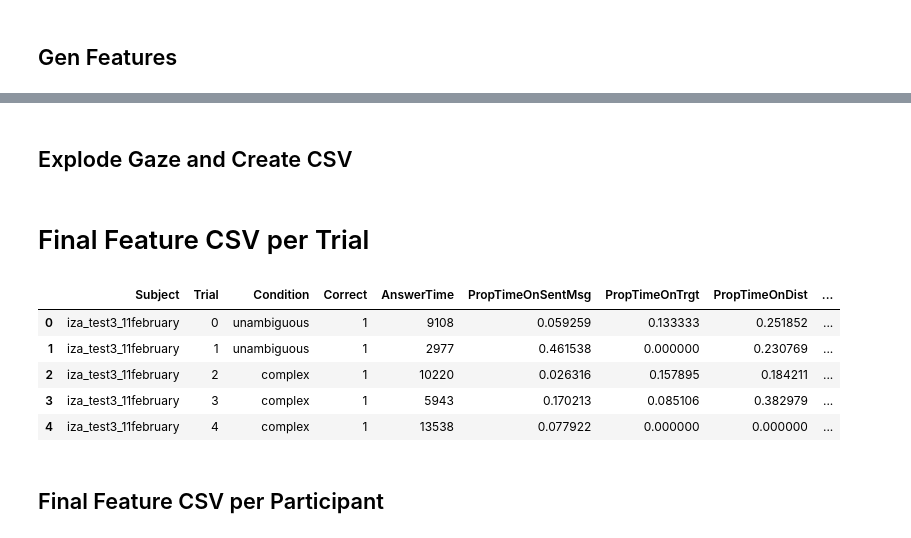
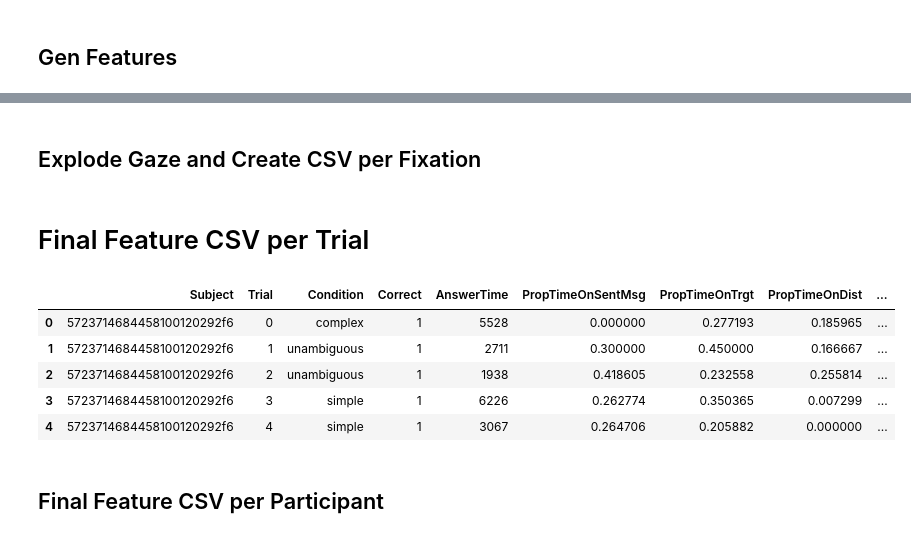
Before and after one commit to GAtemROU/Thesis-Project, a Jupyter notebook: analysis/preprocessing_and_init_analysis.ipynb, the cells around one changed output, grey strips where cells are left out. Saved outputs shown, nothing was run; the diff lists cells and outputs as text; code cells hidden in the pictures.

```diff
--- a/analysis/preprocessing_and_init_analysis.ipynb
+++ b/analysis/preprocessing_and_init_analysis.ipynb
@@ -273,3 +213,3 @@ df[['workerid', 'answerAccuracySimple', 'answerAccuracyComplex', 'answerAccuracy
 # %% [markdown]
-## Explode Gaze and Create CSV
+## Explode Gaze and Create CSV per Fixation
 # %%
@@ -308,42 +260,43 @@ pd.concat(np.array(gaze_df.apply(lambda x: explode_gaze(x), axis=1)).flatten(),
 # %% [markdown]
 # Final Feature CSV per Trial
 # %%
+df = pd.read_csv(f'data/preprocessed_data/{df_name}.csv')
 final_df_features = ['workerid',
                      'userTrialId',
-                     'type',
+                     'condition',
                      'correct',
                      'answerTime',
                      'propTimeOnSentMsg',
                      'propTimeOnTrgt',
                      'propTimeOnDist',
                      'propTimeOnComp',
                      'propTimeOnAvailableMsgs',
                      'propTimeOnNonAOI',
                      'trgtPos',
                      'msgType'
                     ]
 final_df = df[final_df_features]
 final_df = final_df.rename(columns={'workerid': 'Subject',
                                     'userTrialId': 'Trial',
-                                    'type': 'Condition',
+                                    'condition': 'Condition',
                                     'correct': 'Correct',
                                     'answerTime': 'AnswerTime',
                                     'propTimeOnSentMsg': 'PropTimeOnSentMsg',
                                     'propTimeOnTrgt': 'PropTimeOnTrgt',
                                     'propTimeOnDist': 'PropTimeOnDist',
                                     'propTimeOnComp': 'PropTimeOnComp',
                                     'propTimeOnAvailableMsgs': 'PropTimeOnAvailableMsgs',
                                     'propTimeOnNonAOI': 'PropTimeOnNonAOI',
-                                    'trgtPos': 'TargetPosition',
+                                    'trgtPos': 'TrgtPos',
                                     'msgType': 'MsgType'})
-final_df.to_csv('data/final_trial_df.csv', index=False)
+final_df.to_csv(f'data/final_datasets/{df_name}_trials.csv', index=False)
 final_df.head()
 # %% [output]
 |  | Subject | Trial | Condition | Correct | AnswerTime | PropTimeOnSentMsg | PropTimeOnTrgt | PropTimeOnDist | ... |
-| 0 | iza_test3_11february | 0 | unambiguous | 1 | 9108 | 0.059259 | 0.133333 | 0.251852 | ... |
-| 1 | iza_test3_11february | 1 | unambiguous | 1 | 2977 | 0.461538 | 0.000000 | 0.230769 | ... |
-| 2 | iza_test3_11february | 2 | complex | 1 | 10220 | 0.026316 | 0.157895 | 0.184211 | ... |
-| 3 | iza_test3_11february | 3 | complex | 1 | 5943 | 0.170213 | 0.085106 | 0.382979 | ... |
-| 4 | iza_test3_11february | 4 | complex | 1 | 13538 | 0.077922 | 0.000000 | 0.000000 | ... |
+| 0 | 5723714684458100120292f6 | 0 | complex | 1 | 5528 | 0.000000 | 0.277193 | 0.185965 | ... |
+| 1 | 5723714684458100120292f6 | 1 | unambiguous | 1 | 2711 | 0.300000 | 0.450000 | 0.166667 | ... |
+| 2 | 5723714684458100120292f6 | 2 | unambiguous | 1 | 1938 | 0.418605 | 0.232558 | 0.255814 | ... |
+| 3 | 5723714684458100120292f6 | 3 | simple | 1 | 6226 | 0.262774 | 0.350365 | 0.007299 | ... |
+| 4 | 5723714684458100120292f6 | 4 | simple | 1 | 3067 | 0.264706 | 0.205882 | 0.000000 | ... |
 # %% [markdown]
 ## Final Feature CSV per Participant
```
Also changed, not shown: parts of 15 cells of this notebook, 51 other files.
